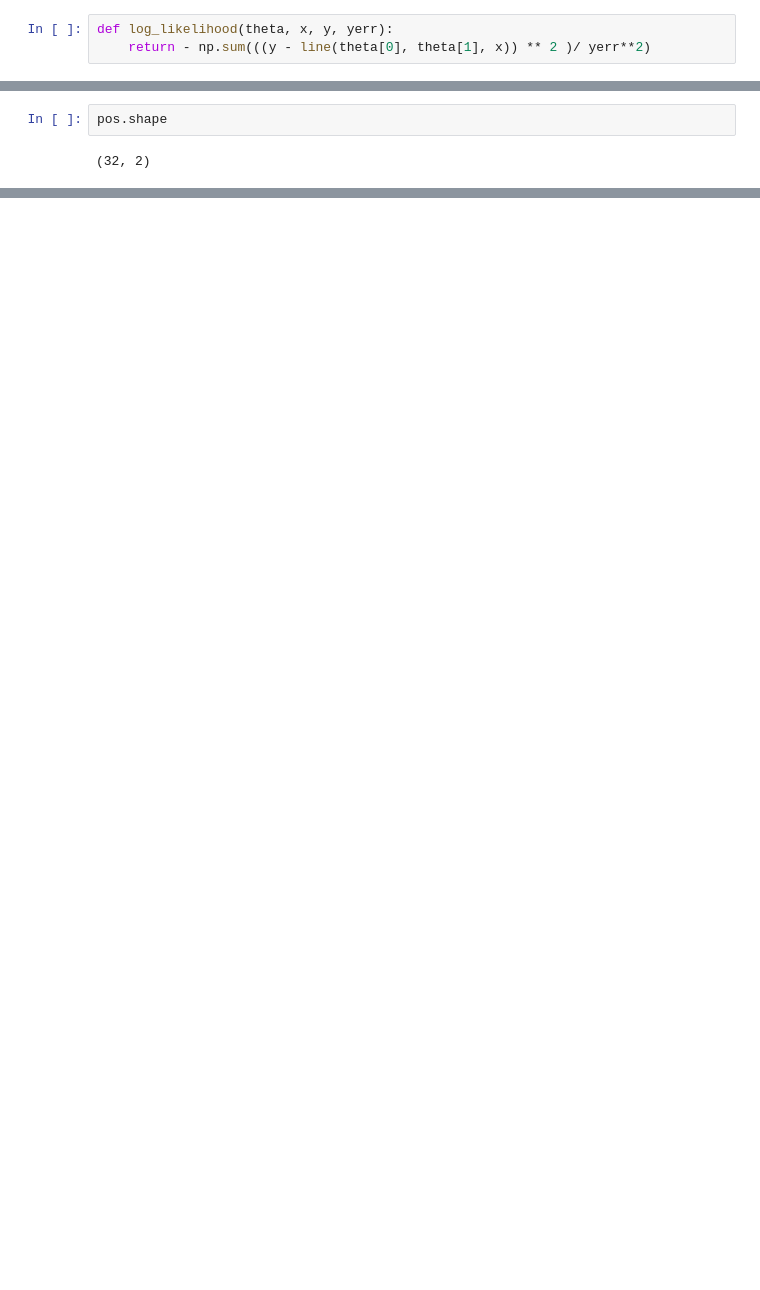
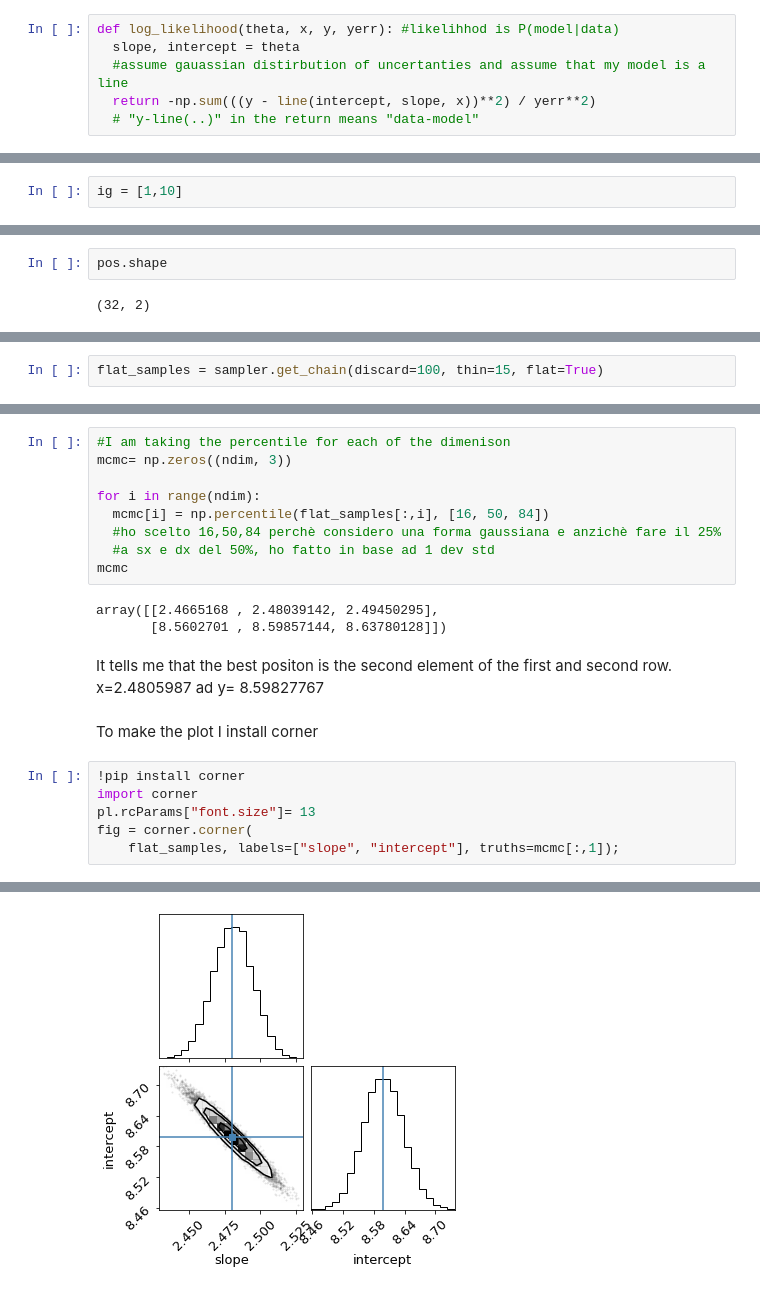
Before and after one commit to FedeleDelvecchio/MLPNS, a Jupyter notebook: Class/Lez8e9_3103e01042021.ipynb, the cells around one changed output, grey strips where cells are left out. Saved outputs shown, nothing was run; the diff lists cells and outputs as text; blank space fills up the shorter version.

```diff
--- a/Class/Lez8e9_3103e01042021.ipynb
+++ b/Class/Lez8e9_3103e01042021.ipynb
@@ -583,3 +565,6 @@ def log_likelihood(intercept, a, x, y, yerr):
 # %%
-def log_likelihood(theta, x, y, yerr):
-    return - np.sum(((y - line(theta[0], theta[1], x)) ** 2 )/ yerr**2)
+def log_likelihood(theta, x, y, yerr): #likelihhod is P(model|data)
+  slope, intercept = theta
+  #assume gauassian distirbution of uncertanties and assume that my model is a line
+  return -np.sum(((y - line(intercept, slope, x))**2) / yerr**2)
+  # "y-line(..)" in the return means "data-model"
@@ -595,0 +586,2 @@ ig = [10,1]
+# %%
+ig = [1,10]
@@ -645,0 +646,2 @@ PER CONTINUARE QUESTO ESERCIZIO C'È UN COMMENTO SU SLACK DEL
+# %%
+flat_samples = sampler.get_chain(discard=100, thin=15, flat=True)
@@ -645,0 +656,23 @@ PER CONTINUARE QUESTO ESERCIZIO C'È UN COMMENTO SU SLACK DEL
+# %%
+#I am taking the percentile for each of the dimenison
+mcmc= np.zeros((ndim, 3))
+
+for i in range(ndim):
+  mcmc[i] = np.percentile(flat_samples[:,i], [16, 50, 84])
+  #ho scelto 16,50,84 perchè considero una forma gaussiana e anzichè fare il 25%
+  #a sx e dx del 50%, ho fatto in base ad 1 dev std
+mcmc
+# %% [output]
+array([[2.4665168 , 2.48039142, 2.49450295],
+       [8.5602701 , 8.59857144, 8.63780128]])
+# %% [markdown]
+It tells me that the best positon is the second element of the first and second row. x=2.4805987 ad y= 8.59827767
+# %% [markdown]
+To make the plot I install corner
+# %%
+!pip install corner
+import corner
+pl.rcParams["font.size"]= 13
+fig = corner.corner(
+    flat_samples, labels=["slope", "intercept"], truths=mcmc[:,1]);
+# %% [output]
@@ -645,0 +687 @@ PER CONTINUARE QUESTO ESERCIZIO C'È UN COMMENTO SU SLACK DEL
+[figure, added]
```
Also changed, not shown: parts of 119 cells of this notebook.
